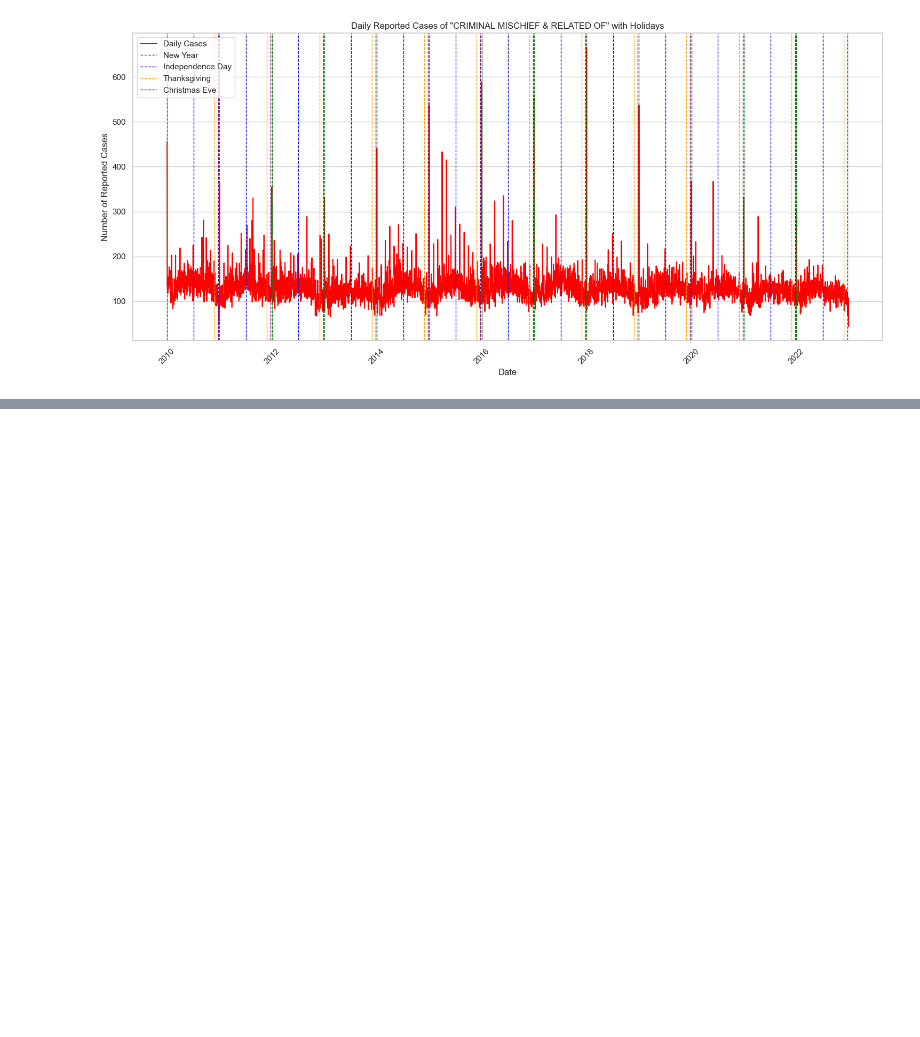
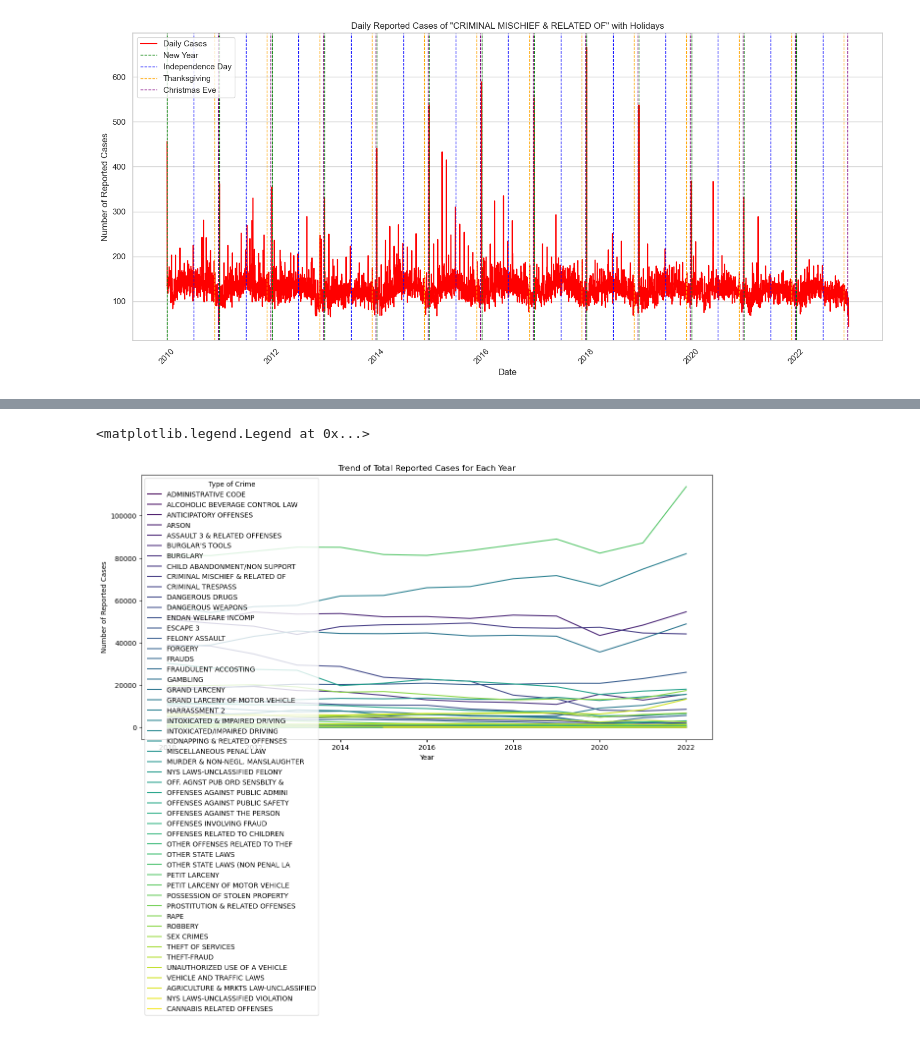
Before and after one commit to pjpeters13/project1, a Jupyter notebook: Data_Analysis/10_most_common_criminal_offenses.ipynb, the cells around one changed output, grey strips where cells are left out. Drawn from its saved outputs; the diff is of its cells as text; code cells hidden in the pictures; blank space fills up the shorter version.

Commit message:
Adde more research to the 10 most common criminal offenses notebook

```diff
--- a/Data_Analysis/10_most_common_criminal_offenses.ipynb
+++ b/Data_Analysis/10_most_common_criminal_offenses.ipynb
@@ -256,3 +273,5 @@ plt.tight_layout()
 plt.show()
 # %% [output]
 [figure]
+# %%
+yearly_trends_df = df.copy()
@@ -258,0 +287,7 @@ plt.show()
+# %%
+# Convert 'ds' column to datetime format
+yearly_trends_df['ds'] = pd.to_datetime(yearly_trends_df['ds'])
+
+# Group by year and offense description and calculate the number of cases
+yearly_trends = yearly_trends_df.groupby([yearly_trends_df['ds'].dt.year, 'ofns_desc']).size().reset_index(name='counts')
+yearly_trends.head()
@@ -258,0 +301,20 @@ plt.show()
+# %%
+# remove (null) from the ofns_desc column
+yearly_trends = yearly_trends[yearly_trends['ofns_desc'] != '(null)']
+# %%
+# Plotting the trend of total reported cases for each year
+plt.figure(figsize=(15, 7))
+sns.lineplot(x='ds', y='counts', data=yearly_trends, hue='ofns_desc', palette='viridis')
+
+# Add title and labels
+plt.title('Trend of Total Reported Cases for Each Year')
+plt.xlabel('Year')
+plt.ylabel('Number of Reported Cases')
+
+# Add legend
+plt.legend(title='Type of Crime')
+
+# Tight layout for better spacing
+# %% [output]
+<matplotlib.legend.Legend at 0x...>
+[figure, added]
```
Also changed, not shown: parts of 13 cells of this notebook.
